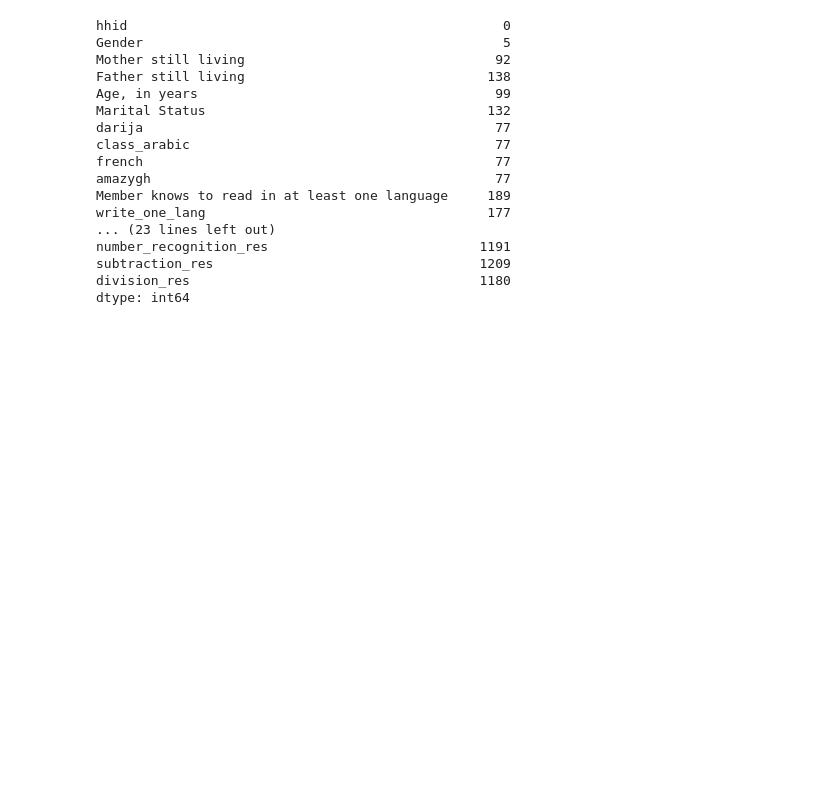
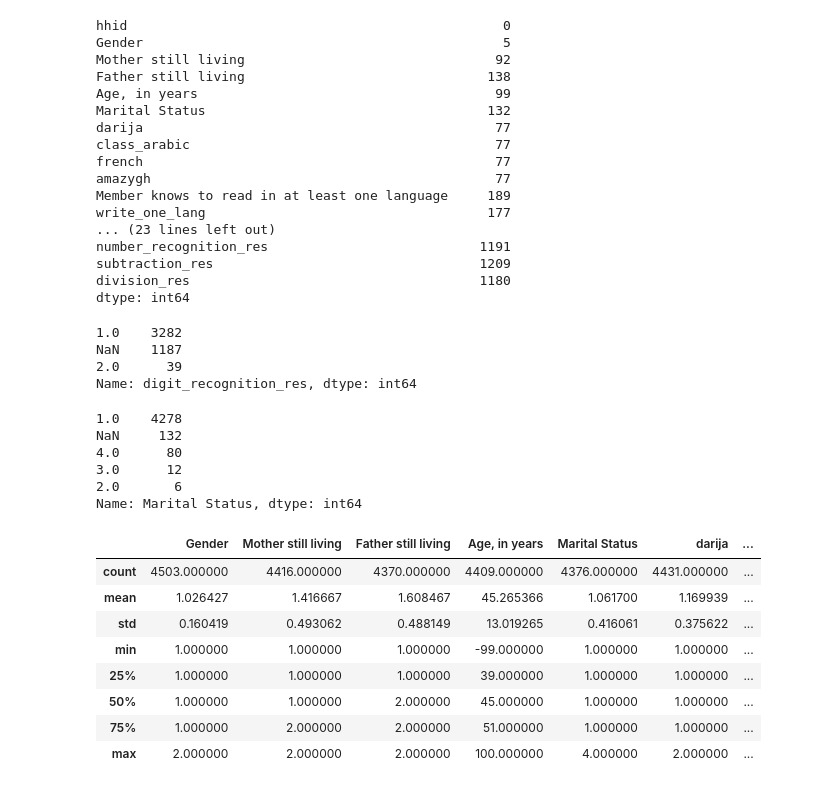
Before and after one commit to neylabelmaachi/schoolpred, a Jupyter notebook: notebooks/andriigegliuk-math-test-with-baseline-hh_removing_missing_val.ipynb, the cells around one changed output. Cells and saved outputs as stored; diff of their text form; code cells hidden in the pictures; blank space fills up the shorter version.

```diff
--- a/notebooks/andriigegliuk-math-test-with-baseline-hh_removing_missing_val.ipynb
+++ b/notebooks/andriigegliuk-math-test-with-baseline-hh_removing_missing_val.ipynb
@@ -610,0 +613,28 @@ dtype: int64
+# %%
+baseline_with_test_results['digit_recognition_res'].value_counts(dropna=False)
+# %% [output]
+1.0    3282
+NaN    1187
+2.0      39
+Name: digit_recognition_res, dtype: int64
+# %%
+baseline_with_test_results['Marital Status'].value_counts(dropna=False)
+# %% [output]
+1.0    4278
+NaN     132
+4.0      80
+3.0      12
+2.0       6
+Name: Marital Status, dtype: int64
+# %%
+baseline_with_test_results.describe()
+# %% [output]
+|  | Gender | Mother still living | Father still living | Age, in years | Marital Status | darija | ... |
+| count | 4503.000000 | 4416.000000 | 4370.000000 | 4409.000000 | 4376.000000 | 4431.000000 | ... |
+| mean | 1.026427 | 1.416667 | 1.608467 | 45.265366 | 1.061700 | 1.169939 | ... |
+| std | 0.160419 | 0.493062 | 0.488149 | 13.019265 | 0.416061 | 0.375622 | ... |
+| min | 1.000000 | 1.000000 | 1.000000 | -99.000000 | 1.000000 | 1.000000 | ... |
+| 25% | 1.000000 | 1.000000 | 1.000000 | 39.000000 | 1.000000 | 1.000000 | ... |
+| 50% | 1.000000 | 1.000000 | 2.000000 | 45.000000 | 1.000000 | 1.000000 | ... |
+| 75% | 1.000000 | 2.000000 | 2.000000 | 51.000000 | 1.000000 | 1.000000 | ... |
+| max | 2.000000 | 2.000000 | 2.000000 | 100.000000 | 4.000000 | 2.000000 | ... |
```
Also changed, not shown: parts of 15 cells of this notebook.
